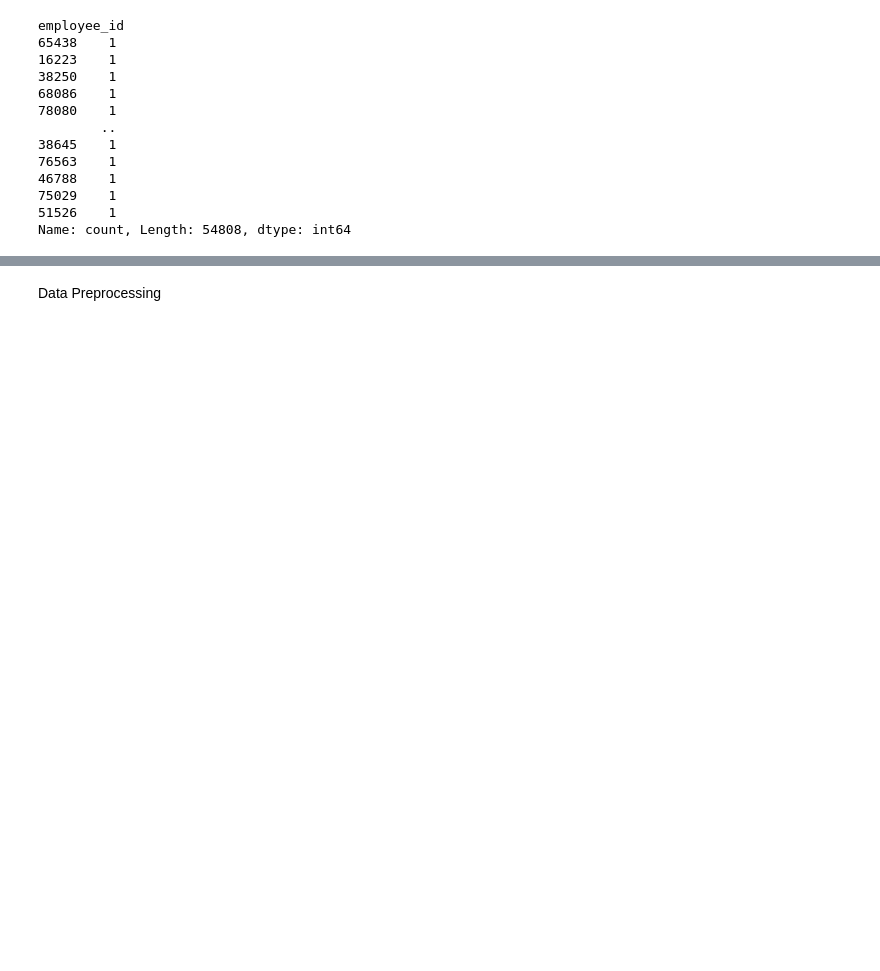
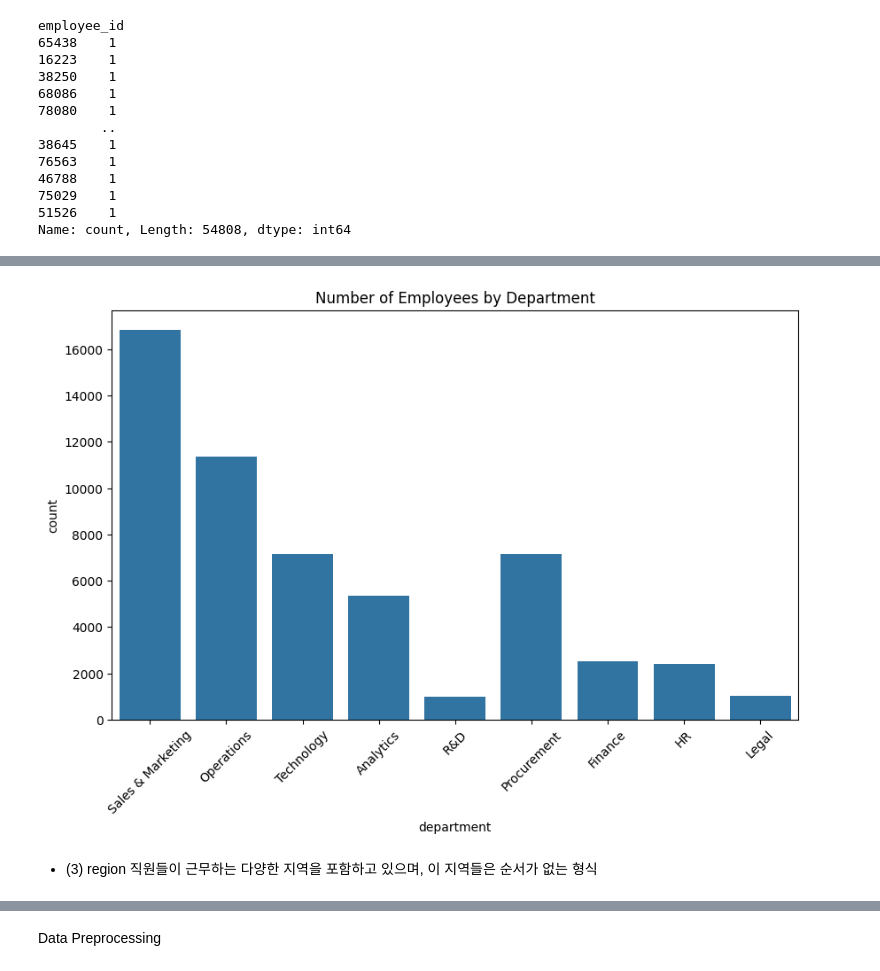
Before and after one commit to Myeongjuuu/Machine-DeepLearning-with-Kaggle, a Jupyter notebook: Projects/HR Analytics/HR_Analytics.ipynb, the cells around one changed output, grey strips where cells are left out. Drawn from its saved outputs; the diff is of its cells as text; code cells hidden in the pictures; blank space fills up the shorter version.

```diff
--- a/Projects/HR Analytics/HR_Analytics.ipynb
+++ b/Projects/HR Analytics/HR_Analytics.ipynb
@@ -226,0 +167,12 @@ plt.show()
+# %%
+# 각 부서별 직원 수 시각화
+plt.figure(figsize=(10, 6))
+sns.countplot(data=train_data, x='department')
+plt.title('Number of Employees by Department')
+plt.xticks(rotation=45)
+plt.show()
+# %% [output]
+[figure, added]
+# %% [markdown]
+- (3) region
+직원들이 근무하는 다양한 지역을 포함하고 있으며, 이 지역들은 순서가 없는 형식
```
Also changed, not shown: parts of 203 cells of this notebook.
